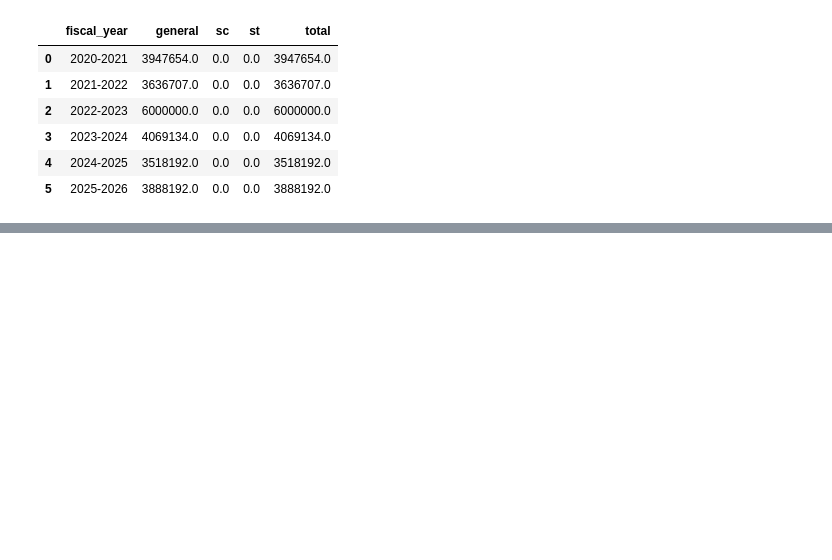
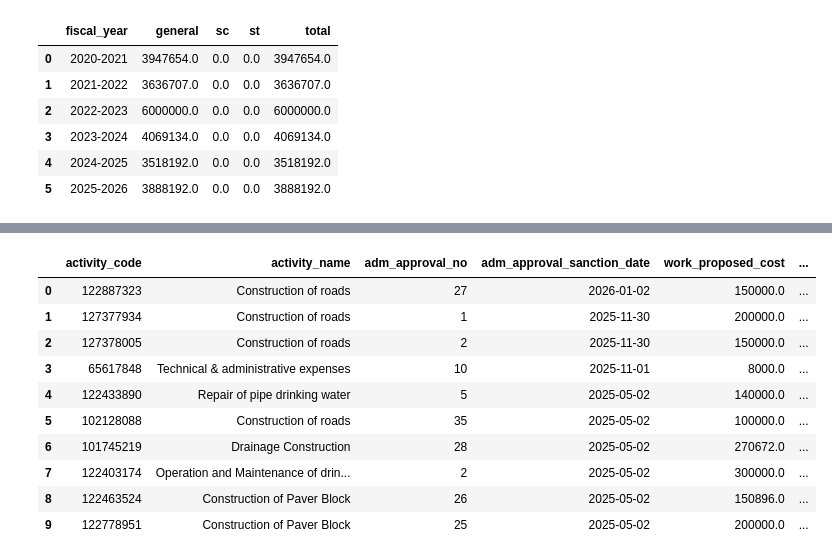
Before and after one commit to Data-Policy-and-Innovation-Centre/ai-for-panchayats, a Jupyter notebook: notebooks/test_database.ipynb, the cells around one changed output, grey strips where cells are left out. Drawn from its saved outputs; the diff is of its cells as text; code cells hidden in the pictures; blank space fills up the shorter version.

```diff
--- a/notebooks/test_database.ipynb
+++ b/notebooks/test_database.ipynb
@@ -225,3 +225,20 @@ LIMIT 15
 | 12 | 127377934 | Construction of roads | 200000.0 | 196480.0 | 5THSFC/2025-26/P/51 | 25303.0 | 2026-03-10 |
 | 13 | 122408190 | Operation & maintenance of commun... | 201672.0 | 201672.0 | XVFC/2025-26/P/188 | 21672.0 | 2026-03-27 |
 | 14 | 122778951 | Construction of Paver Block | 200000.0 | 196489.0 | 5THSFC/2025-26/P/64 | 20000.0 | 2026-03-21 |
+# %%
+#open updated database
+import sys
+from pathlib import Path
+sys.path.append(str(Path.cwd().parent))
+from config import directories
+
+import pandas as pd
+from sqlalchemy import create_engine
+
+DB_PATH = directories.INTERIM_DATA / "panchayat_1.duckdb"
+engine = create_engine(f"duckdb:///{DB_PATH}")
+def q(sql): return pd.read_sql(sql, engine)
+
+tables = q("SHOW TABLES")
+print(f"{len(tables)} tables (expect 19)\n")
+print(tables.to_string(index=False))
@@ -227,0 +263,30 @@ LIMIT 15
+# %%
+#check tables are connected
+q("""
+SELECT a.activity_code, a.activity_name,
+       aa.adm_approval_no, aa.adm_approval_sanction_date,
+       aa.work_proposed_cost, ta.tec_approval_cost,
+       e.total_expenditure,
+       count(pp.row_id) AS progress_records
+FROM planned_activity a
+JOIN admin_approval aa           USING (activity_code)
+LEFT JOIN technical_approval ta  USING (activity_code)
+LEFT JOIN activity_expenditure e USING (activity_code)
+LEFT JOIN physical_progress pp   USING (activity_code)
+WHERE a.gp_lgd_code = '119598'
+GROUP BY 1,2,3,4,5,6,7
+ORDER BY aa.adm_approval_sanction_date DESC
+LIMIT 10
+""")
+# %% [output]
+|  | activity_code | activity_name | adm_approval_no | adm_approval_sanction_date | work_proposed_cost | ... |
+| 0 | 122887323 | Construction of roads | 27 | 2026-01-02 | 150000.0 | ... |
+| 1 | 127377934 | Construction of roads | 1 | 2025-11-30 | 200000.0 | ... |
+| 2 | 127378005 | Construction of roads | 2 | 2025-11-30 | 150000.0 | ... |
+| 3 | 65617848 | Technical & administrative expenses | 10 | 2025-11-01 | 8000.0 | ... |
+| 4 | 122433890 | Repair of pipe drinking water | 5 | 2025-05-02 | 140000.0 | ... |
+| 5 | 102128088 | Construction of roads | 35 | 2025-05-02 | 100000.0 | ... |
+| 6 | 101745219 | Drainage Construction | 28 | 2025-05-02 | 270672.0 | ... |
+| 7 | 122403174 | Operation and Maintenance of drin... | 2 | 2025-05-02 | 300000.0 | ... |
+| 8 | 122463524 | Construction of Paver Block | 26 | 2025-05-02 | 150896.0 | ... |
+| 9 | 122778951 | Construction of Paver Block | 25 | 2025-05-02 | 200000.0 | ... |
```
Also changed, not shown: parts of 1 cell of this notebook, 1 other file.
